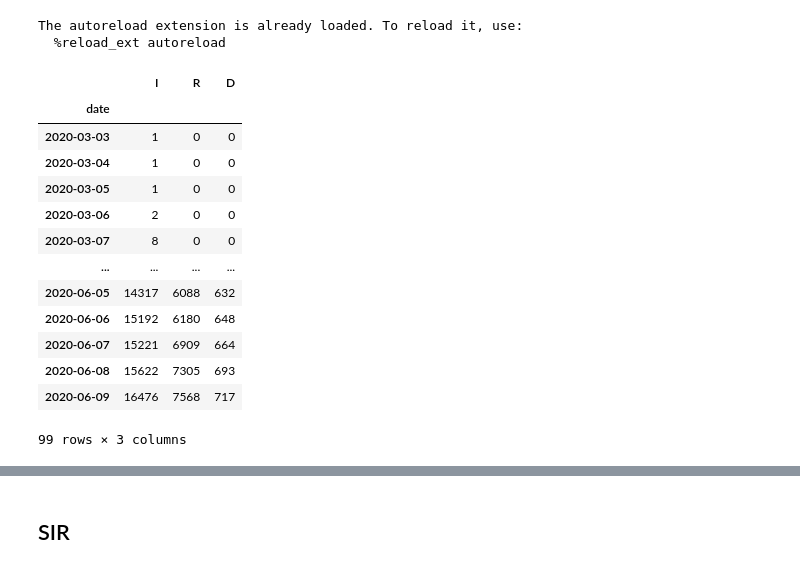
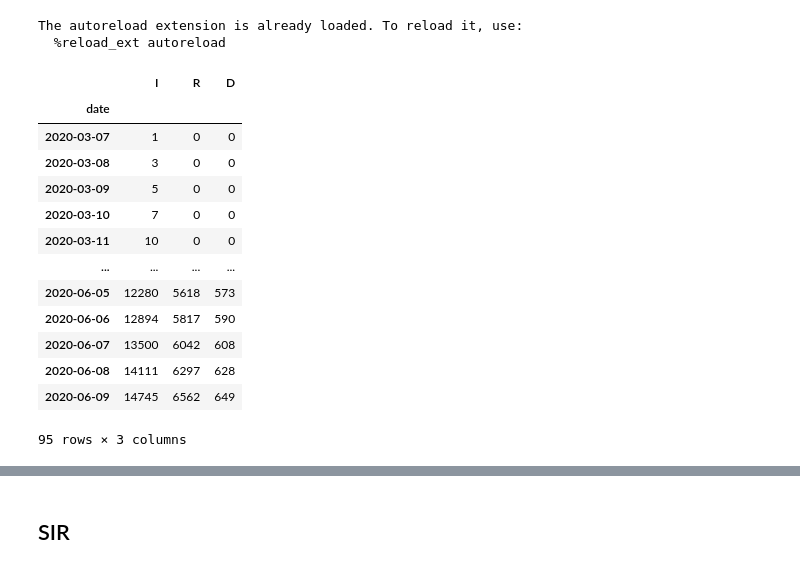
Before and after one commit to coldwhitewinters/ecovid, a Jupyter notebook: notebooks/SEIR-test.ipynb, the cells around one changed output, grey strips where cells are left out. Saved outputs shown, nothing was run; the diff lists cells and outputs as text; code cells hidden in the pictures.

```diff
--- a/notebooks/SEIR-test.ipynb
+++ b/notebooks/SEIR-test.ipynb
@@ -14,22 +14,22 @@ import matplotlib.pyplot as plt
 # %%
 plt.rcParams["figure.figsize"] = (14,6)
 # %%
-obs = pd.read_csv("../data/obs_arg.csv", parse_dates=["date"])
+obs = pd.read_csv("../data/obs-ar.csv", parse_dates=["date"])
 obs = obs.set_index("date")
-obs = obs.drop(columns=["Total_Confirmed"])
+obs = obs.drop(columns=["C"])
 obs
 # %% [output]
 |  | I | R | D |
 | date |  |  |  |
-| 2020-03-03 | 1 | 0 | 0 |
-| 2020-03-04 | 1 | 0 | 0 |
-| 2020-03-05 | 1 | 0 | 0 |
-| 2020-03-06 | 2 | 0 | 0 |
-| 2020-03-07 | 8 | 0 | 0 |
+| 2020-03-07 | 1 | 0 | 0 |
+| 2020-03-08 | 3 | 0 | 0 |
+| 2020-03-09 | 5 | 0 | 0 |
+| 2020-03-10 | 7 | 0 | 0 |
+| 2020-03-11 | 10 | 0 | 0 |
 | ... | ... | ... | ... |
-| 2020-06-05 | 14317 | 6088 | 632 |
-| 2020-06-06 | 15192 | 6180 | 648 |
-| 2020-06-07 | 15221 | 6909 | 664 |
-| 2020-06-08 | 15622 | 7305 | 693 |
-| 2020-06-09 | 16476 | 7568 | 717 |
+| 2020-06-05 | 12280 | 5618 | 573 |
+| 2020-06-06 | 12894 | 5817 | 590 |
+| 2020-06-07 | 13500 | 6042 | 608 |
+| 2020-06-08 | 14111 | 6297 | 628 |
+| 2020-06-09 | 14745 | 6562 | 649 |
-99 rows × 3 columns
+95 rows × 3 columns
```
Also changed, not shown: parts of 11 cells of this notebook, 17 other files.
